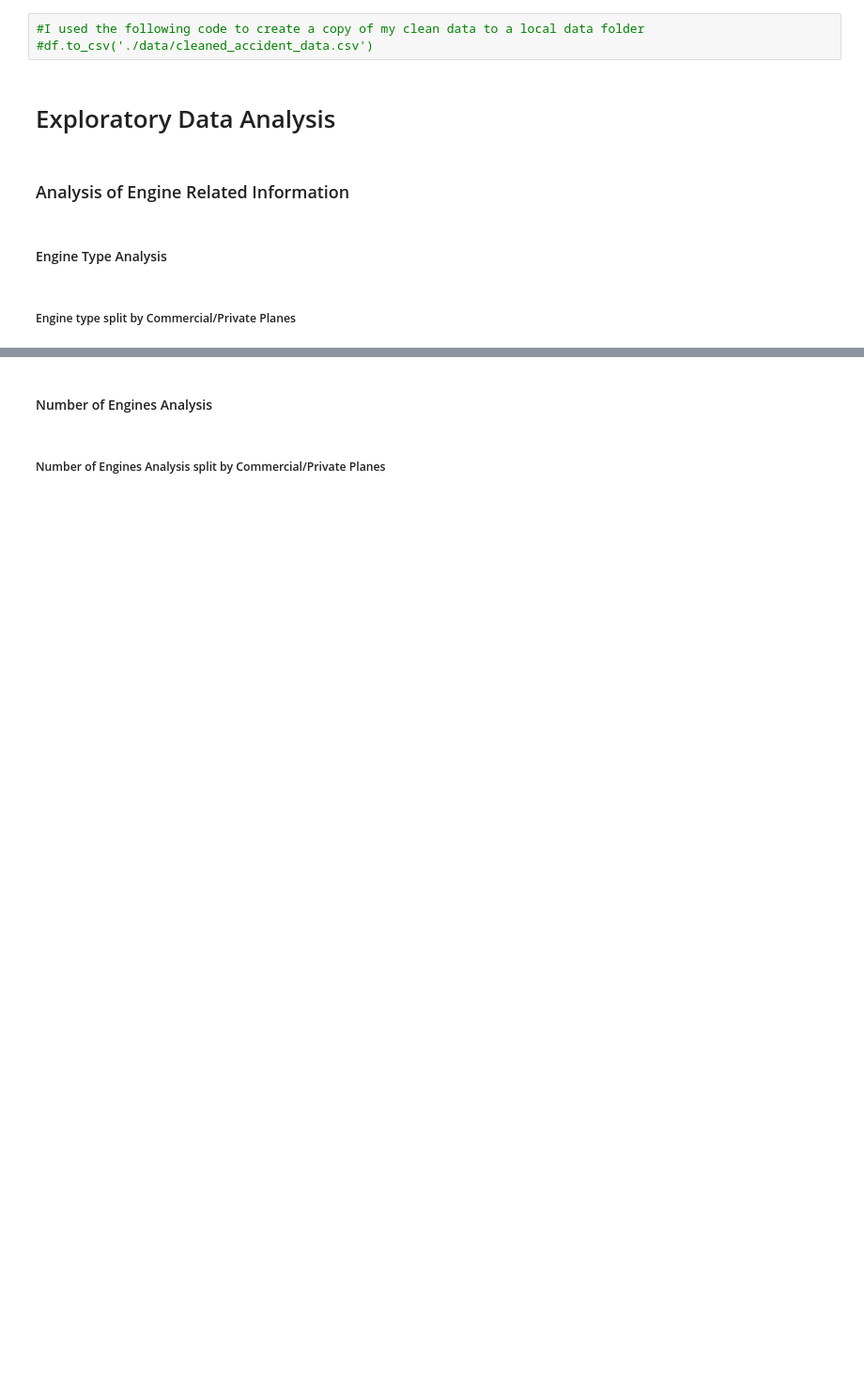
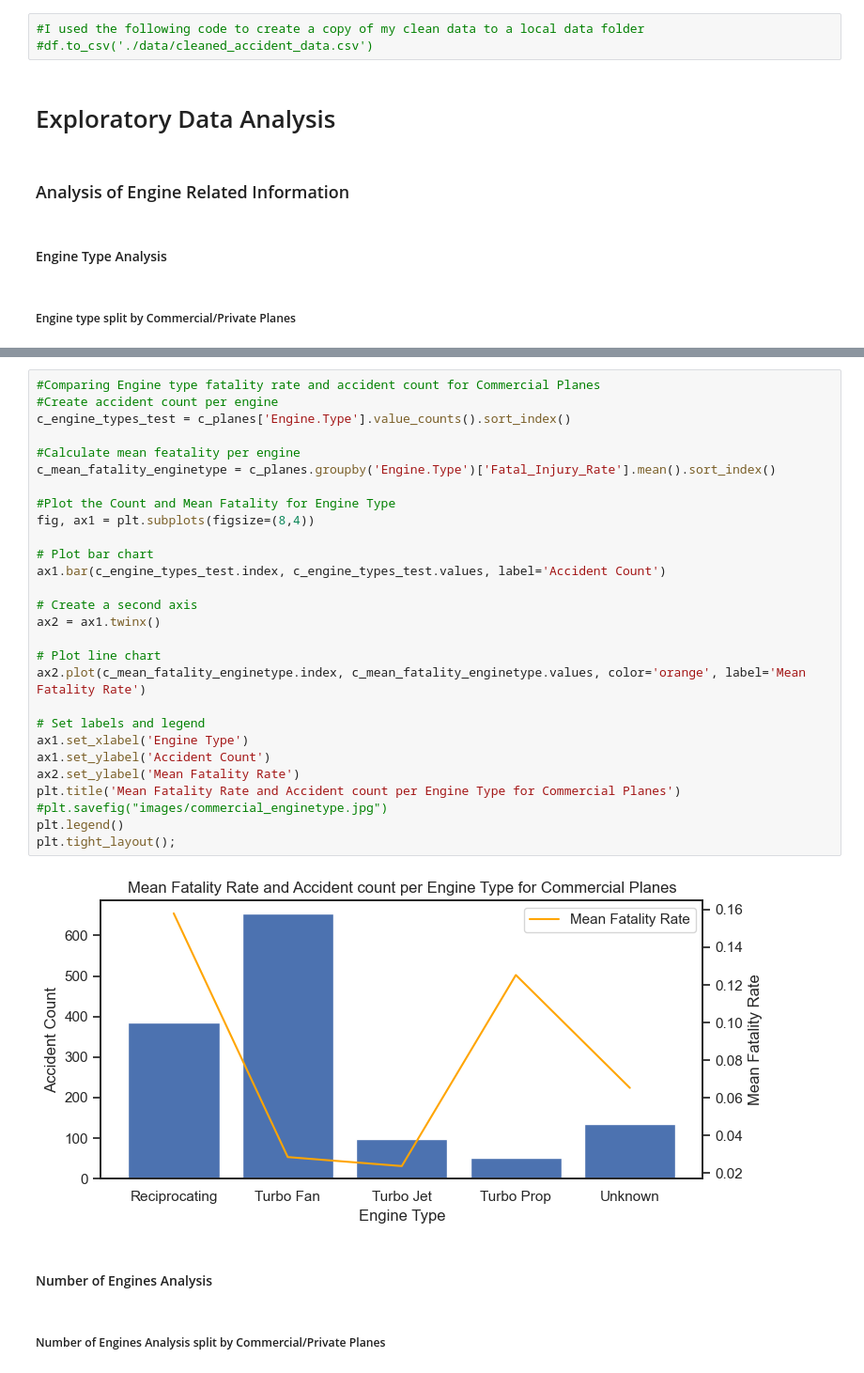
Before and after one commit to KBE25/risk_analysis, a Jupyter notebook: accident_analysis.ipynb, the cells around one changed output, grey strips where cells are left out. Shown: that part at 94% size. Saved outputs shown, nothing was run; the diff lists cells and outputs as text; blank space fills up the shorter version.

```diff
--- a/accident_analysis.ipynb
+++ b/accident_analysis.ipynb
@@ -414,3 +440,33 @@ plt.tight_layout();
+# %%
+#Comparing Engine type fatality rate and accident count for Commercial Planes
+#Create accident count per engine
+c_engine_types_test = c_planes['Engine.Type'].value_counts().sort_index()
+
+#Calculate mean featality per engine
+c_mean_fatality_enginetype = c_planes.groupby('Engine.Type')['Fatal_Injury_Rate'].mean().sort_index()
+
+#Plot the Count and Mean Fatality for Engine Type
+fig, ax1 = plt.subplots(figsize=(8,4))
+
+# Plot bar chart
+ax1.bar(c_engine_types_test.index, c_engine_types_test.values, label='Accident Count')
+
+# Create a second axis
+ax2 = ax1.twinx()
+
+# Plot line chart
+ax2.plot(c_mean_fatality_enginetype.index, c_mean_fatality_enginetype.values, color='orange', label='Mean Fatality Rate')
+
+# Set labels and legend
+ax1.set_xlabel('Engine Type')
+ax1.set_ylabel('Accident Count')
+ax2.set_ylabel('Mean Fatality Rate')
+plt.title('Mean Fatality Rate and Accident count per Engine Type for Commercial Planes')
+#plt.savefig("images/commercial_enginetype.jpg")
+plt.legend()
+plt.tight_layout();
+# %% [output]
+[figure, added]
 # %% [markdown]
 #### Number of Engines Analysis
 # %% [markdown]
```
Also changed, not shown: parts of 13 cells of this notebook, 5 other files.
